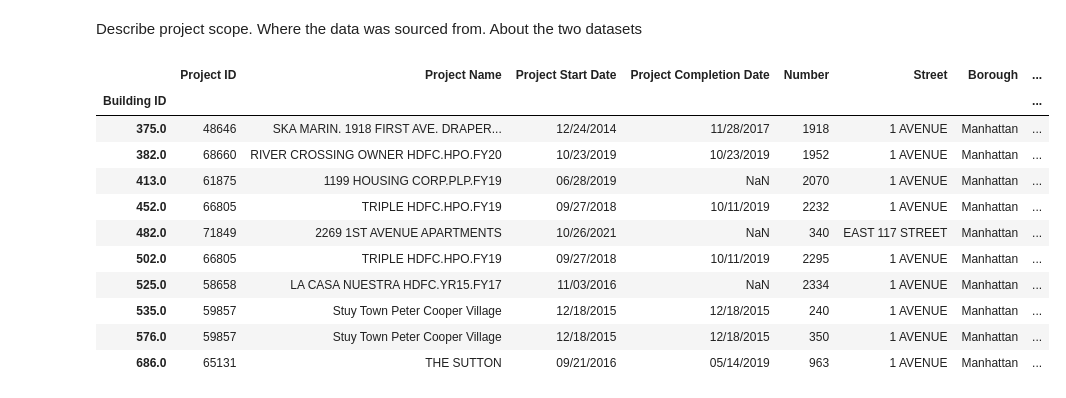
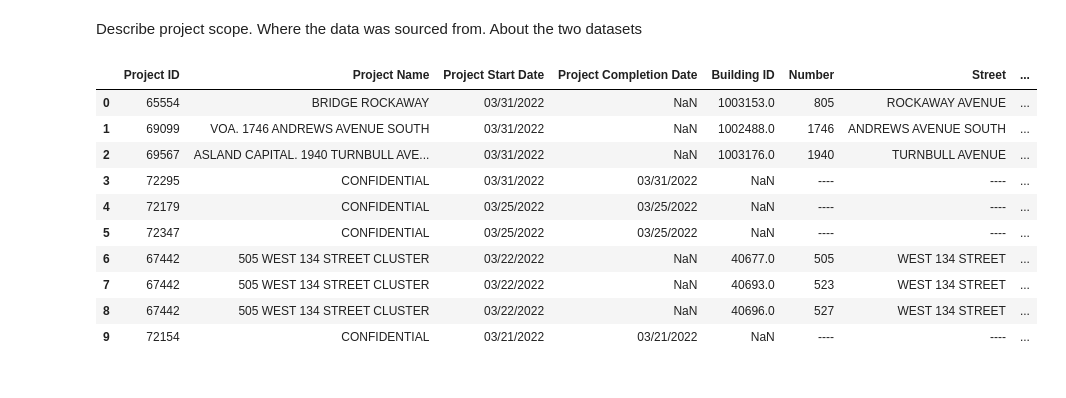
Before and after one commit to tejusrevi/nyc-housing, a Jupyter notebook: project.ipynb, the cells around one changed output. Cells and saved outputs as stored; diff of their text form; code cells hidden in the pictures.

```diff
--- a/project.ipynb
+++ b/project.ipynb
@@ -3,20 +3,19 @@ Describe project scope. Where the data was sourced from. About the two datasets
 # %%
 import pandas as pd
 
 pd.set_option('display.max_columns', None)
-housing_prod_by_building_df = pd.read_csv("Affordable_Housing_Production_by_Building.csv", index_col=['Building ID']).sort_index()
+housing_prod_by_building_df = pd.read_csv("Affordable_Housing_Production_by_Building.csv")
 housing_prod_by_building_df.head(10)
 # %% [output]
-|  | Project ID | Project Name | Project Start Date | Project Completion Date | Number | Street | Borough | ... |
-| Building ID |  |  |  |  |  |  |  | ... |
-| 375.0 | 48646 | SKA MARIN. 1918 FIRST AVE. DRAPER... | 12/24/2014 | 11/28/2017 | 1918 | 1 AVENUE | Manhattan | ... |
-| 382.0 | 68660 | RIVER CROSSING OWNER HDFC.HPO.FY20 | 10/23/2019 | 10/23/2019 | 1952 | 1 AVENUE | Manhattan | ... |
-| 413.0 | 61875 | 1199 HOUSING CORP.PLP.FY19 | 06/28/2019 | NaN | 2070 | 1 AVENUE | Manhattan | ... |
-| 452.0 | 66805 | TRIPLE HDFC.HPO.FY19 | 09/27/2018 | 10/11/2019 | 2232 | 1 AVENUE | Manhattan | ... |
-| 482.0 | 71849 | 2269 1ST AVENUE APARTMENTS | 10/26/2021 | NaN | 340 | EAST 117 STREET | Manhattan | ... |
-| 502.0 | 66805 | TRIPLE HDFC.HPO.FY19 | 09/27/2018 | 10/11/2019 | 2295 | 1 AVENUE | Manhattan | ... |
-| 525.0 | 58658 | LA CASA NUESTRA HDFC.YR15.FY17 | 11/03/2016 | NaN | 2334 | 1 AVENUE | Manhattan | ... |
-| 535.0 | 59857 | Stuy Town Peter Cooper Village | 12/18/2015 | 12/18/2015 | 240 | 1 AVENUE | Manhattan | ... |
-| 576.0 | 59857 | Stuy Town Peter Cooper Village | 12/18/2015 | 12/18/2015 | 350 | 1 AVENUE | Manhattan | ... |
-| 686.0 | 65131 | THE SUTTON | 09/21/2016 | 05/14/2019 | 963 | 1 AVENUE | Manhattan | ... |
+|  | Project ID | Project Name | Project Start Date | Project Completion Date | Building ID | Number | Street | ... |
+| 0 | 65554 | BRIDGE ROCKAWAY | 03/31/2022 | NaN | 1003153.0 | 805 | ROCKAWAY AVENUE | ... |
+| 1 | 69099 | VOA. 1746 ANDREWS AVENUE SOUTH | 03/31/2022 | NaN | 1002488.0 | 1746 | ANDREWS AVENUE SOUTH | ... |
+| 2 | 69567 | ASLAND CAPITAL. 1940 TURNBULL AVE... | 03/31/2022 | NaN | 1003176.0 | 1940 | TURNBULL AVENUE | ... |
+| 3 | 72295 | CONFIDENTIAL | 03/31/2022 | 03/31/2022 | NaN | ---- | ---- | ... |
+| 4 | 72179 | CONFIDENTIAL | 03/25/2022 | 03/25/2022 | NaN | ---- | ---- | ... |
+| 5 | 72347 | CONFIDENTIAL | 03/25/2022 | 03/25/2022 | NaN | ---- | ---- | ... |
+| 6 | 67442 | 505 WEST 134 STREET CLUSTER | 03/22/2022 | NaN | 40677.0 | 505 | WEST 134 STREET | ... |
+| 7 | 67442 | 505 WEST 134 STREET CLUSTER | 03/22/2022 | NaN | 40693.0 | 523 | WEST 134 STREET | ... |
+| 8 | 67442 | 505 WEST 134 STREET CLUSTER | 03/22/2022 | NaN | 40696.0 | 527 | WEST 134 STREET | ... |
+| 9 | 72154 | CONFIDENTIAL | 03/21/2022 | 03/21/2022 | NaN | ---- | ---- | ... |
 # %%
```
Also changed, not shown: parts of 5 cells of this notebook, 1 other file.
